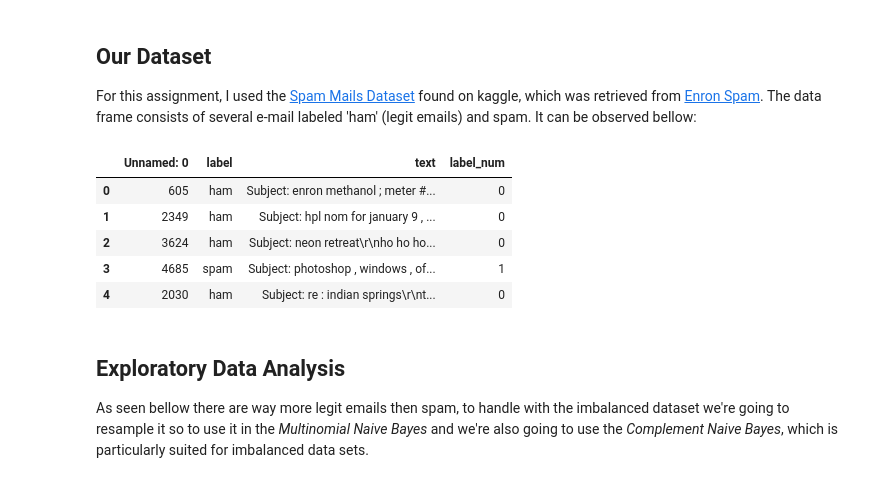
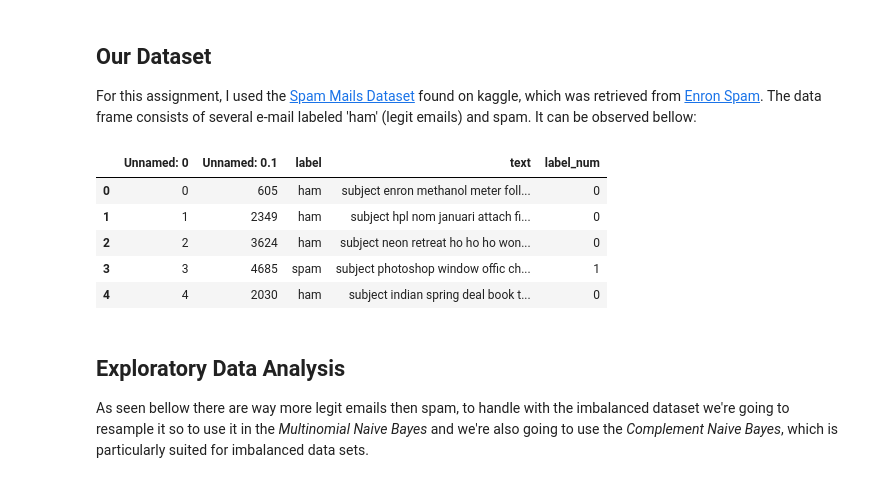
Before and after one commit to RitaRez/spam-classification, a Jupyter notebook: naive_bayes.ipynb, the cells around one changed output. Drawn from its saved outputs; the diff is of its cells as text; code cells hidden in the pictures.

```diff
--- a/naive_bayes.ipynb
+++ b/naive_bayes.ipynb
@@ -40,15 +47,15 @@ from sklearn.metrics import f1_score, confusion_matrix, accuracy_score, classifi
 ## Our Dataset
 For this assignment, I used the [Spam Mails Dataset](https://www.kaggle.com/venky73/spam-mails-dataset) found on kaggle, which was retrieved from [Enron Spam](http://www2.aueb.gr/users/ion/data/enron-spam/). The data frame consists of several e-mail labeled 'ham' (legit emails) and spam. It can be observed bellow:
 # %%
-df = pd.read_csv("./data/spam_ham.csv")
+df = pd.read_csv("./data/preprocessed_spam_ham.csv")
 df.head()
 # %% [output]
-|  | Unnamed: 0 | label | text | label_num |
-| 0 | 605 | ham | Subject: enron methanol ; meter #... | 0 |
-| 1 | 2349 | ham | Subject: hpl nom for january 9 , ... | 0 |
-| 2 | 3624 | ham | Subject: neon retreat\r\nho ho ho... | 0 |
-| 3 | 4685 | spam | Subject: photoshop , windows , of... | 1 |
-| 4 | 2030 | ham | Subject: re : indian springs\r\nt... | 0 |
+|  | Unnamed: 0 | Unnamed: 0.1 | label | text | label_num |
+| 0 | 0 | 605 | ham | subject enron methanol meter foll... | 0 |
+| 1 | 1 | 2349 | ham | subject hpl nom januari attach fi... | 0 |
+| 2 | 2 | 3624 | ham | subject neon retreat ho ho ho won... | 0 |
+| 3 | 3 | 4685 | spam | subject photoshop window offic ch... | 1 |
+| 4 | 4 | 2030 | ham | subject indian spring deal book t... | 0 |
 # %% [markdown]
 ## Exploratory Data Analysis
 
```
Also changed, not shown: parts of 7 cells of this notebook, 4 other files.
